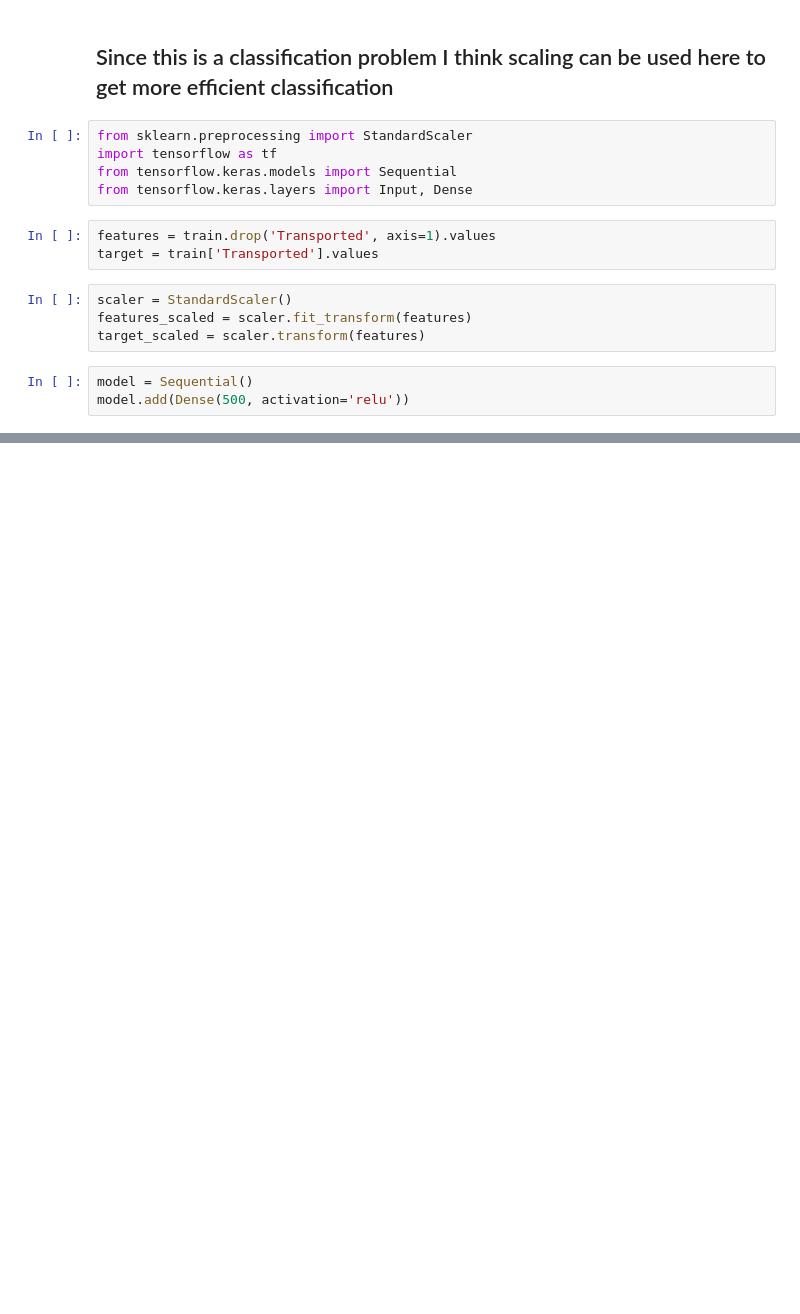
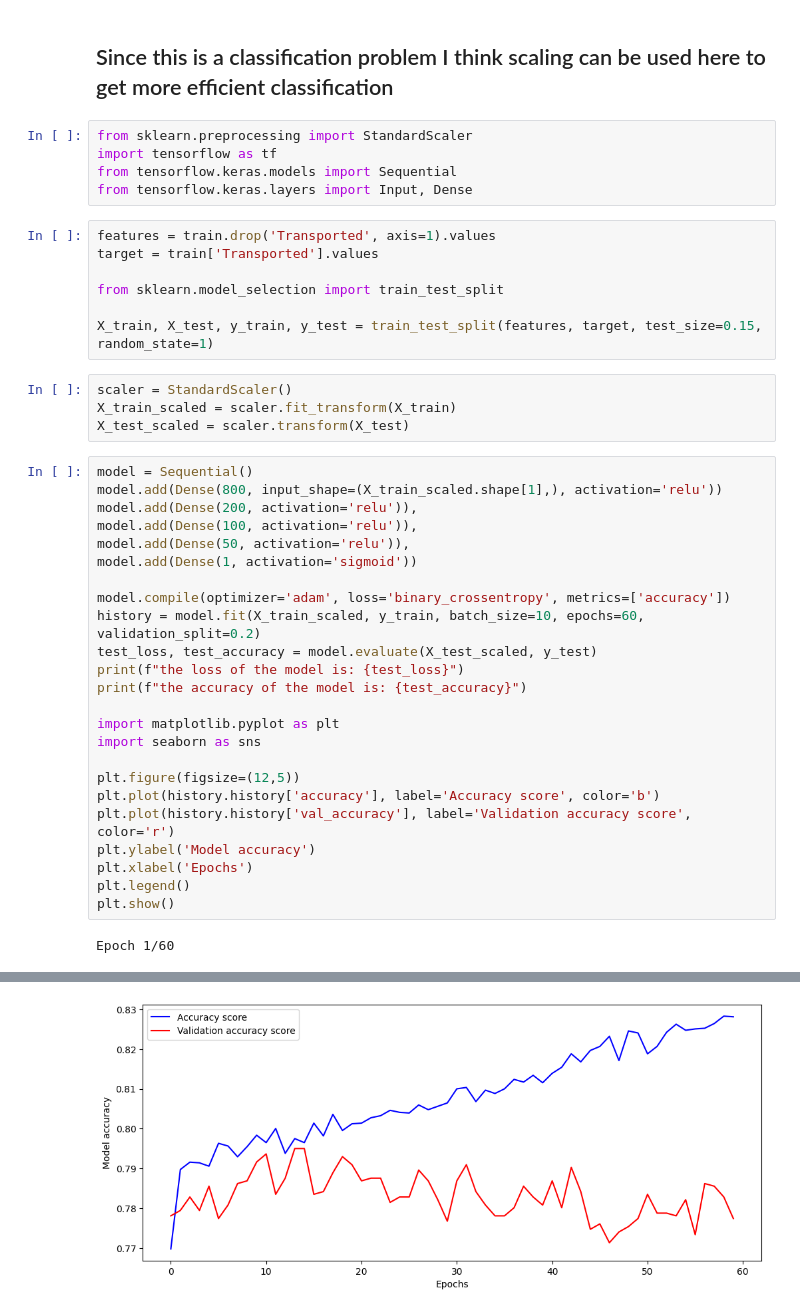
Before and after one commit to Yussufkadir/Spaceship_Titanic_Contest, a Jupyter notebook: titanic_dataset.ipynb, the cells around one changed output, grey strips where cells are left out. Cells and saved outputs as stored; diff of their text form; blank space fills up the shorter version.

Commit message:
Kaggle Notebook | Spaceship_Titanic_Contest | overfitted model training

```diff
--- a/titanic_dataset.ipynb
+++ b/titanic_dataset.ipynb
@@ -267,10 +267,37 @@ from tensorflow.keras.layers import Input, Dense
 # %%
 features = train.drop('Transported', axis=1).values
 target = train['Transported'].values
+
+from sklearn.model_selection import train_test_split
+
+X_train, X_test, y_train, y_test = train_test_split(features, target, test_size=0.15, random_state=1)
 # %%
 scaler = StandardScaler()
-features_scaled = scaler.fit_transform(features)
-target_scaled = scaler.transform(features)
+X_train_scaled = scaler.fit_transform(X_train)
+X_test_scaled = scaler.transform(X_test)
-# %%
-model = Sequential()
-model.add(Dense(500, activation='relu'))
+# %%
+model = Sequential()
+model.add(Dense(800, input_shape=(X_train_scaled.shape[1],), activation='relu'))
+model.add(Dense(200, activation='relu')),
+model.add(Dense(100, activation='relu')),
+model.add(Dense(50, activation='relu')),
+model.add(Dense(1, activation='sigmoid'))
+
+model.compile(optimizer='adam', loss='binary_crossentropy', metrics=['accuracy'])
+history = model.fit(X_train_scaled, y_train, batch_size=10, epochs=60, validation_split=0.2)
+test_loss, test_accuracy = model.evaluate(X_test_scaled, y_test)
+print(f"the loss of the model is: {test_loss}")
+print(f"the accuracy of the model is: {test_accuracy}")
+
+import matplotlib.pyplot as plt
+import seaborn as sns
+
+plt.figure(figsize=(12,5))
+plt.plot(history.history['accuracy'], label='Accuracy score', color='b')
+plt.plot(history.history['val_accuracy'], label='Validation accuracy score', color='r')
+plt.ylabel('Model accuracy')
+plt.xlabel('Epochs')
+plt.legend()
+plt.show()
+# %% [output]
+Epoch 1/60
@@ -276,0 +321 @@ model.add(Dense(500, activation='relu'))
+[figure, added]
```
Also changed, not shown: parts of 2 cells of this notebook.
